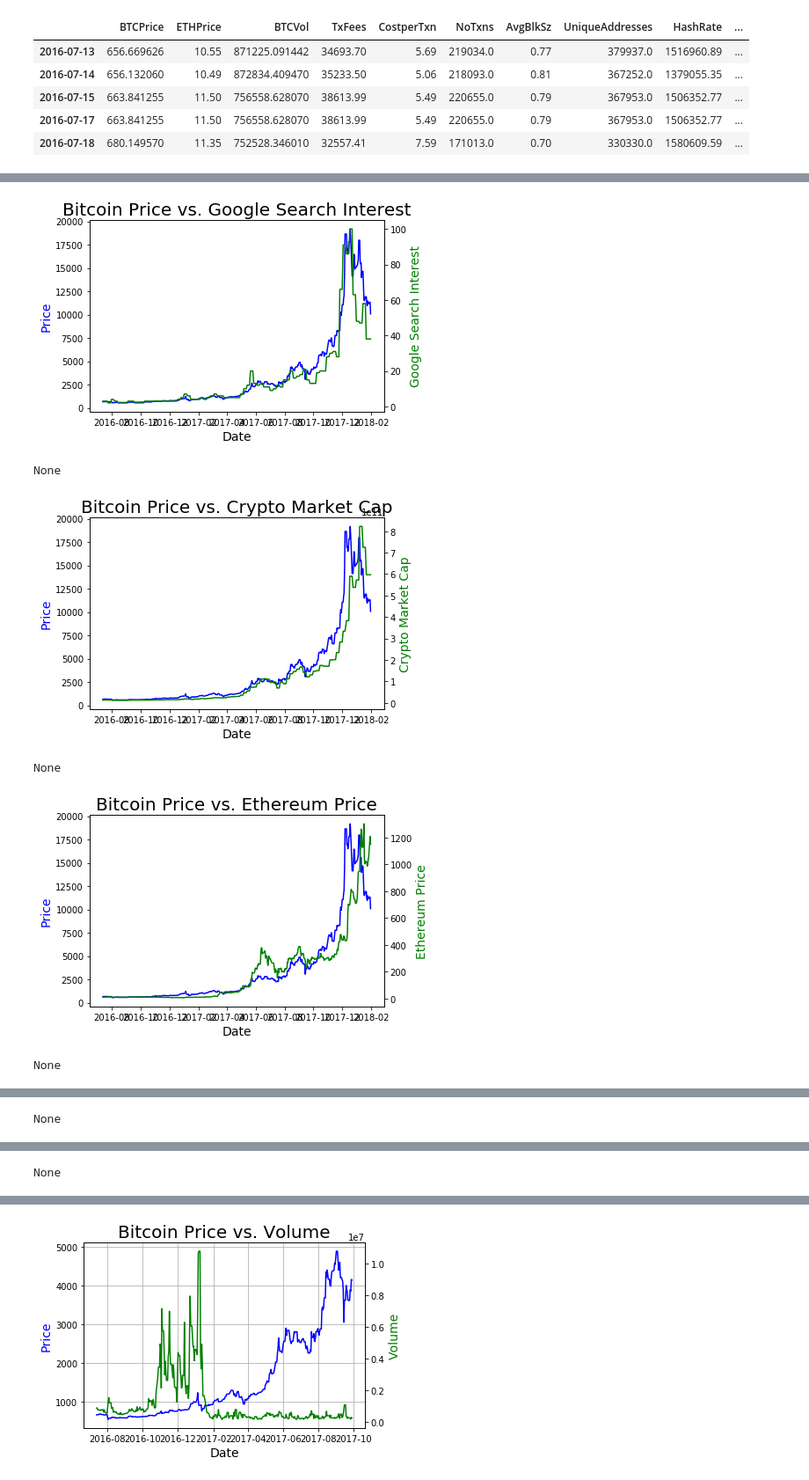
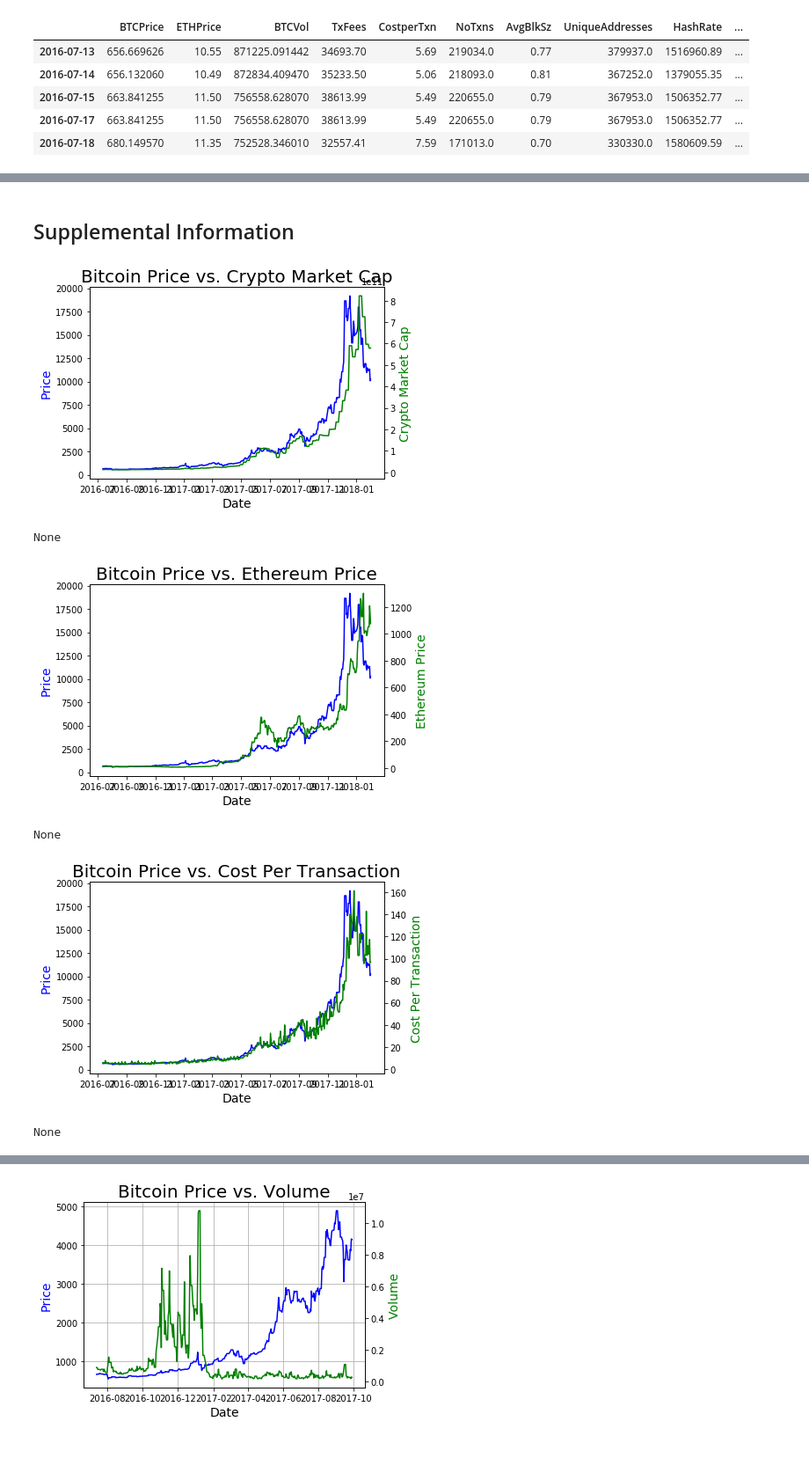
Before and after one commit to cipher813/McMahon_Metis, a Jupyter notebook: Project_2/BTC_EDA.ipynb, the cells around one changed output, grey strips where cells are left out. Shown at 88% size. Drawn from its saved outputs; the diff is of its cells as text; code cells hidden in the pictures; blank space fills up the shorter version.

```diff
--- a/Project_2/BTC_EDA.ipynb
+++ b/Project_2/BTC_EDA.ipynb
@@ -115,24 +118,6 @@ Ethereum Price
+# %% [markdown]
+## Supplemental Information
 # %%
-# BTC Price vs Google Search Interest
-df_all = df
-y1 = pd.Series(df_all['BTCPrice'])
-y2 = pd.Series(df_all['Interest'])
-x = pd.Series(df_all.index.values)
-
-ax = plt.gca()
-ax2 = ax.twinx()
-plt.axis('normal')
-ax.plot(x,y1, 'b',linewidth=1.5)
-ax2.plot(x,y2, 'g',linewidth=1.5)
-ax.set_ylabel("Price",fontsize=14,color='blue')
-ax2.set_ylabel("Google Search Interest",fontsize=14,color='green')
-# ax.grid(True)
-plt.title("Bitcoin Price vs. Google Search Interest", fontsize=20,color='black')
-ax.set_xlabel('Date', fontsize=14, color='black')
-# plt.tight_layout()
-plt.savefig('charts/googlesearchinterest.png')
-print(plt.show())
-
 # BTC Price vs Crypto Market Cap
 y2 = pd.Series(df_all['Crypto Market Cap'])
 
@@ -158,52 +143,35 @@ ax2 = ax.twinx()
 plt.axis('normal')
 ax.plot(x,y1, 'b',linewidth=1.5)
 ax2.plot(x,y2, 'g',linewidth=1.5)
 ax.set_ylabel("Price",fontsize=14,color='blue')
 ax2.set_ylabel("Ethereum Price",fontsize=14,color='green')
 # ax.grid(True)
 plt.title("Bitcoin Price vs. Ethereum Price", fontsize=20,color='black')
 ax.set_xlabel('Date', fontsize=14, color='black')
 # plt.tight_layout()
 plt.savefig('charts/ethprice.png')
 print(plt.show())
 
 # BTC Price vs ETH Price
 y2 = pd.Series(df_all['CostperTxn'])
 
 ax = plt.gca()
 ax2 = ax.twinx()
 plt.axis('normal')
 ax.plot(x,y1, 'b',linewidth=1.5)
 ax2.plot(x,y2, 'g',linewidth=1.5)
 ax.set_ylabel("Price",fontsize=14,color='blue')
 ax2.set_ylabel("Cost Per Transaction",fontsize=14,color='green')
 # ax.grid(True)
 plt.title("Bitcoin Price vs. Cost Per Transaction", fontsize=20,color='black')
 ax.set_xlabel('Date', fontsize=14, color='black')
 # plt.tight_layout()
 plt.savefig('charts/costpertxn.png')
 print(plt.show())
-
-# BTC Price vs Nasdaq
-y2 = pd.Series(df_all['Nasdaq'])
-
-ax = plt.gca()
-ax2 = ax.twinx()
-plt.axis('normal')
-ax.plot(x,y1, 'b',linewidth=1.5)
-ax2.plot(x,y2, 'g',linewidth=1.5)
-ax.set_ylabel("Price",fontsize=14,color='blue')
-ax2.set_ylabel("Nasdaq Composite Index",fontsize=14,color='green')
-# ax.grid(True)
-plt.title("Bitcoin Price vs. Nasdaq Composite Index", fontsize=20,color='black')
-ax.set_xlabel('Date', fontsize=14, color='black')
-# plt.tight_layout()
-plt.savefig('charts/nasdaq.png')
-print(plt.show())
 # %% [output]
-[figure, old version]
+[figure, new version]
 None
-[figure, old version]
+[figure, new version]
 None
-[figure, old version]
+[figure, new version]
 None
@@ -211 +177,0 @@ None
-None
@@ -213 +177,0 @@ None
-None
```
Also changed, not shown: parts of 36 cells of this notebook, 5 other files.
